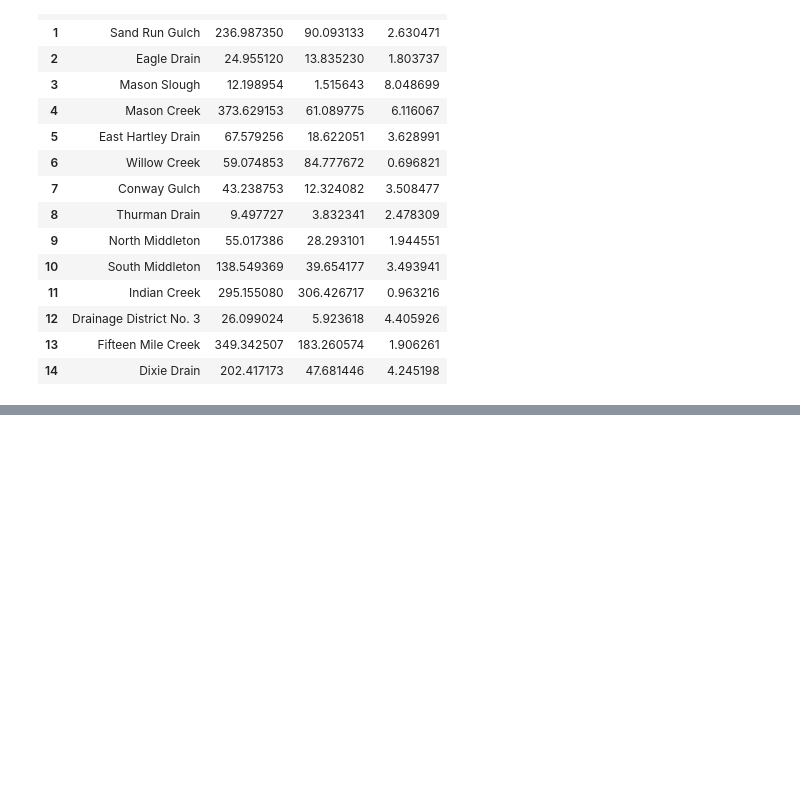
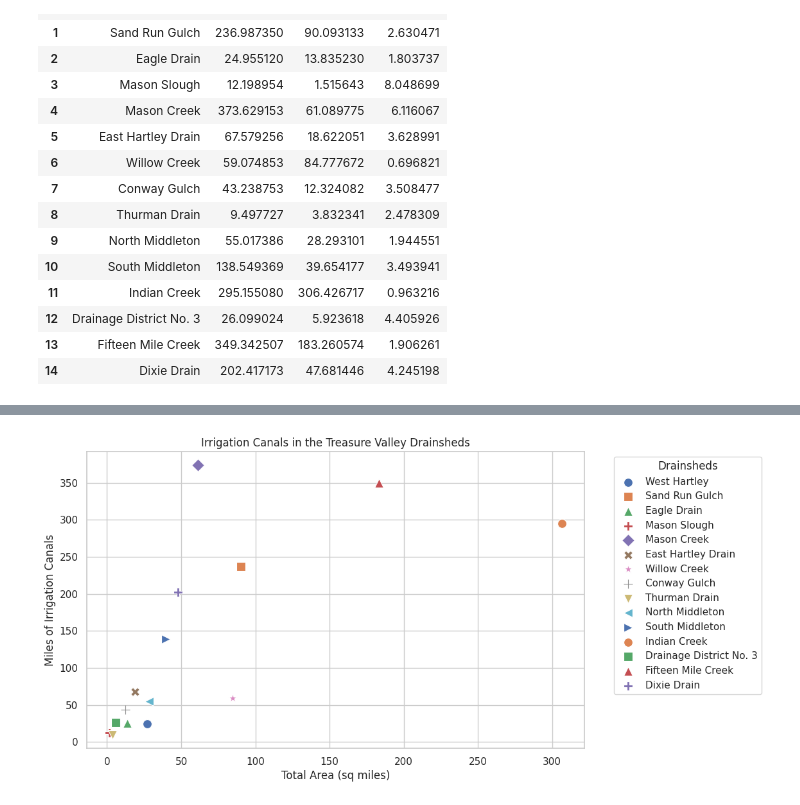
Before and after one commit to carlibeisel/Drains_Lower_Boise_River, a Jupyter notebook: *irrigation_mileage.ipynb, the cells around one changed output, grey strips where cells are left out. Saved outputs shown, nothing was run; the diff lists cells and outputs as text; code cells hidden in the pictures; blank space fills up the shorter version.

```diff
--- a/*irrigation_mileage.ipynb
+++ b/*irrigation_mileage.ipynb
@@ -79,0 +93,35 @@ plt.scatter(x=df["Area (mi^2)"], y=df["Total Miles"])
+# %%
+df = pd.read_csv('/content/drive/MyDrive/Data/Model Modifications/water_management_metric/irrigation_mileage_scaled.csv')
+
+# Define a list of unique markers
+markers = ['o', 's', '^', 'P', 'D', 'X', '*', '+', 'v', '<', '>']
+
+# Create a dictionary mapping each unique drainshed to a marker
+unique_drainsheds = df['Drainage'].unique()
+marker_map = {drainshed: markers[i % len(markers)] for i, drainshed in enumerate(unique_drainsheds)}
+
+# Create graph
+sns.set(style="whitegrid")
+plt.figure(figsize=(10, 6))
+
+# Plot each drainshed with a unique marker
+for drainshed, marker in marker_map.items():
+    subset = df[df['Drainage'] == drainshed]
+    sns.scatterplot(
+        x=subset["Area (mi^2)"],
+        y=subset["Total Miles"],
+        marker=marker,
+        s=100,  # set marker size, I made it larger
+        label=drainshed
+    )
+
+plt.title('Irrigation Canals in the Treasure Valley Drainsheds')
+plt.xlabel('Total Area (square miles)')
+plt.ylabel('Miles of Irrigation Canals')
+
+# Move the legend outside the plot
+plt.legend(title='Drainsheds', bbox_to_anchor=(1.05, 1), loc='upper left')
+
+plt.show()
+# %% [output]
+[figure, added]
```
Also changed, not shown: parts of 3 cells of this notebook.
